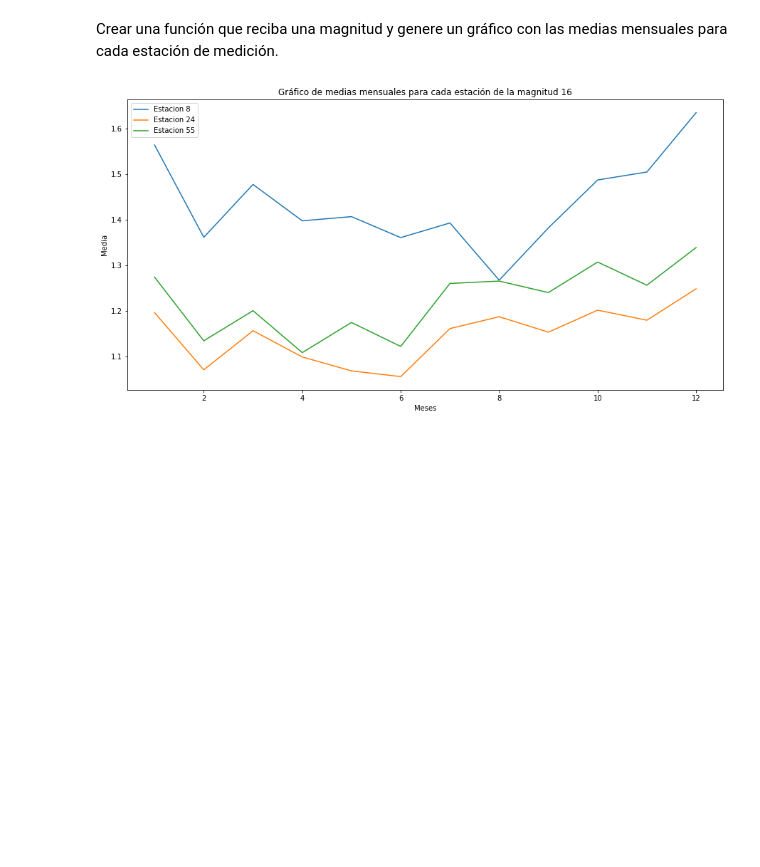
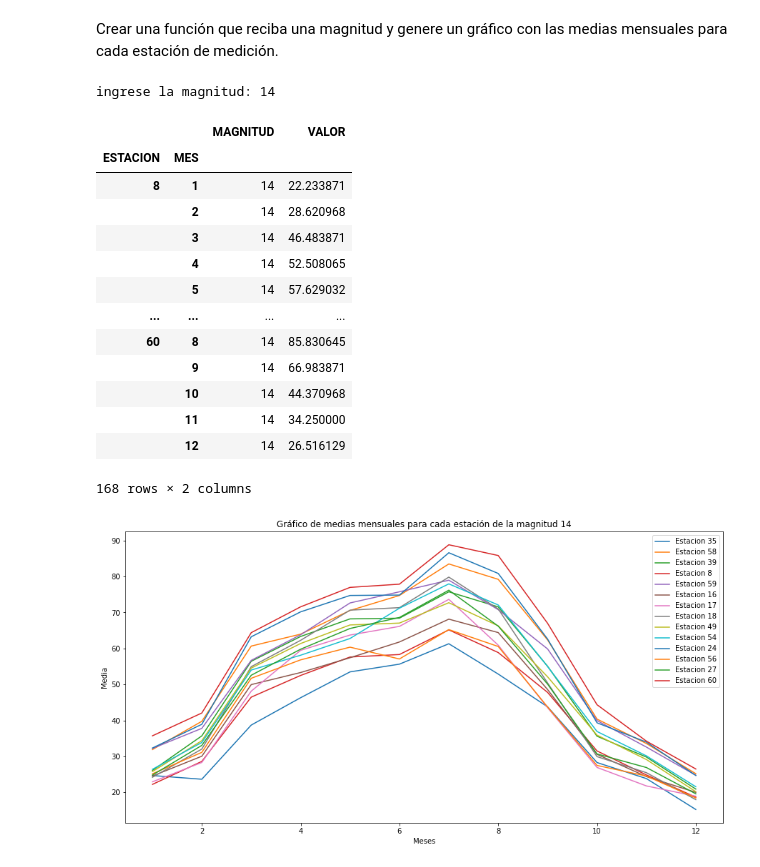
Before and after one commit to aguustingc/PROYECTO-FINAL, a Jupyter notebook: Grupo 1/Proyecto-Emisiones-Incendios.ipynb, the cells around one changed output. Saved outputs shown, nothing was run; the diff lists cells and outputs as text; code cells hidden in the pictures; blank space fills up the shorter version.

```diff
--- a/Grupo 1/Proyecto-Emisiones-Incendios.ipynb
+++ b/Grupo 1/Proyecto-Emisiones-Incendios.ipynb
@@ -6,10 +6,10 @@
 import pandas as pd
 
 # Importamos dataset
-df_2016 = pd.read_csv('Desktop\DataFrames\emisiones-2016.csv', sep=';')
-df_2017 = pd.read_csv('Desktop\DataFrames\emisiones-2017.csv', sep=';')
-df_2018 = pd.read_csv('Desktop\DataFrames\emisiones-2018.csv', sep=';')
-df_2019 = pd.read_csv('Desktop\DataFrames\emisiones-2019.csv', sep=';')
+df_2016 = pd.read_csv('DataFrames/emisiones-2016.csv', sep=';')
+df_2017 = pd.read_csv('DataFrames/emisiones-2016.csv', sep=';')
+df_2018 = pd.read_csv('DataFrames/emisiones-2016.csv', sep=';')
+df_2019 = pd.read_csv('DataFrames/emisiones-2016.csv', sep=';')
 
 dfs = [df_2016,
        df_2017,
@@ -587,39 +549,56 @@ de medición.
 # %%
 import matplotlib.pyplot as plt
 
 def agruparPorEstacion(magnitud,df):
 
     newDF = df[(df['MAGNITUD']==magnitud)]
     newDF = newDF.loc[:,['MES', 'MAGNITUD', 'ESTACION', 'VALOR']]
     newDF.sort_values(['ESTACION'], inplace=True)
     newDF = newDF.groupby(['ESTACION', 'MES']).mean()
-
     return newDF
 
 def listaDeValores(df, estacion):
     return list(df.loc[estacion, 'VALOR'])
 
 def encontrarEstaciones(df, magnitud):
-    l = []
+    listaEstaciones = []
     for i in df.index:
-        l.append(i[0])
-    return list(set(l))
+        listaEstaciones.append(i[0])
+    return list(set(listaEstaciones))
 
-def generateGraphic(df, magnitud):
+def generateGraphic(magnitud):
     newDF = agruparPorEstacion(magnitud, dfDate)
-    estaciones = encontrarEstaciones(df, magnitud)
+    display(newDF)
+    estaciones = encontrarEstaciones(newDF, magnitud)
     fig, ax = plt.subplots(figsize=(15,7.5))
     plt.title("Gráfico de medias mensuales para cada estación de la magnitud {}".format(magnitud))
     plt.xlabel("Meses")
     plt.ylabel("Media")
     meses = [1,2,3,4,5,6,7,8,9,10,11,12]
 
     for estacion in estaciones:
-        valores = listaDeValores(df, estacion)
+        valores = listaDeValores(newDF, estacion)
         ax.plot(meses, valores, label="Estacion {}".format(estacion))
 
     plt.legend()
 
-generateGraphic(a, 16)
+
+magnitud = validarMagnitud()
+generateGraphic(magnitud)
 # %% [output]
+ingrese la magnitud: 14
+|  |  | MAGNITUD | VALOR |
+| ESTACION | MES |  |  |
+| 8 | 1 | 14 | 22.233871 |
+|  | 2 | 14 | 28.620968 |
+|  | 3 | 14 | 46.483871 |
+|  | 4 | 14 | 52.508065 |
+|  | 5 | 14 | 57.629032 |
+| ... | ... | ... | ... |
+| 60 | 8 | 14 | 85.830645 |
+|  | 9 | 14 | 66.983871 |
+|  | 10 | 14 | 44.370968 |
+|  | 11 | 14 | 34.250000 |
+|  | 12 | 14 | 26.516129 |
+168 rows × 2 columns
-[figure, old version]
+[figure, new version]
```
Also changed, not shown: parts of 3 cells of this notebook.
